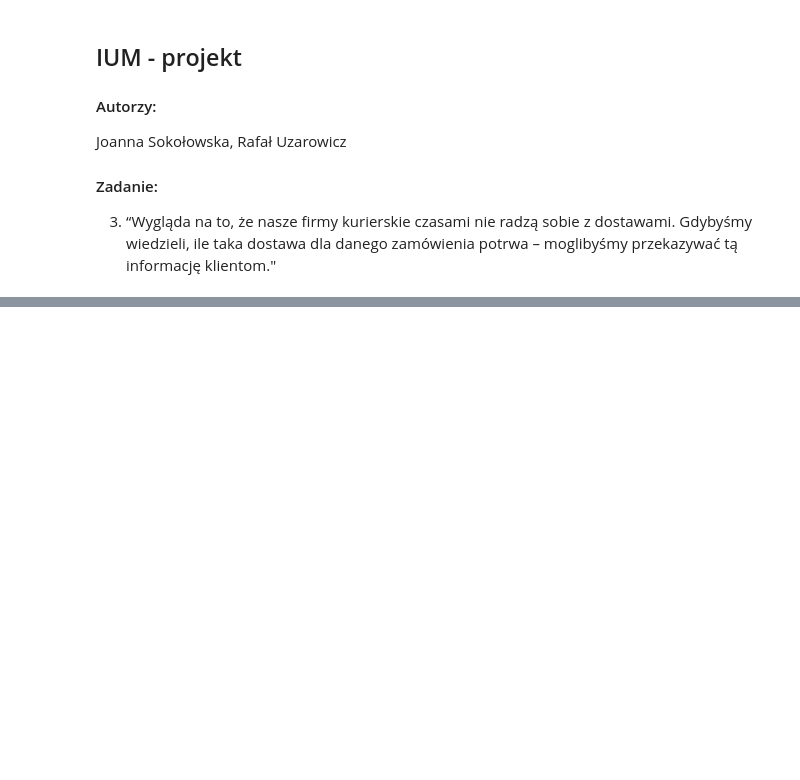
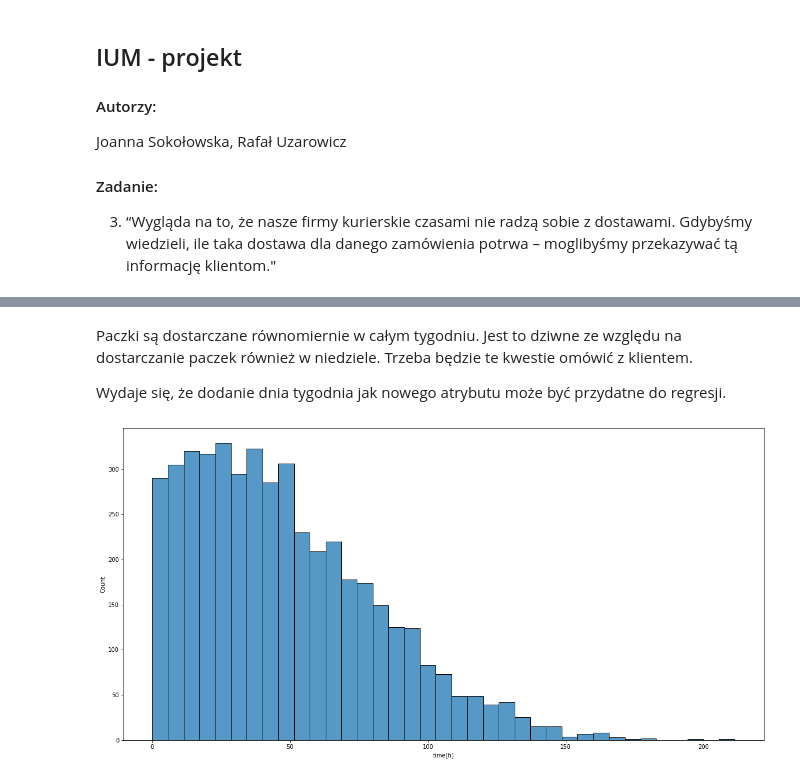
Before and after one commit to RafalUzarowicz/IUM, a Jupyter notebook: etap1.ipynb, the cells around one changed output, grey strips where cells are left out. Drawn from its saved outputs; the diff is of its cells as text; code cells hidden in the pictures; blank space fills up the shorter version.

```diff
--- a/etap1.ipynb
+++ b/etap1.ipynb
@@ -85,0 +290,11 @@ Przybliżona liczba godzin potrzebnych na dostawę produktu.
+# %% [markdown]
+Paczki są dostarczane równomiernie w całym tygodniu. Jest to dziwne ze względu na dostarczanie paczek również w niedziele.
+Trzeba będzie te kwestie omówić z klientem.
+
+Wydaje się, że dodanie dnia tygodnia jak nowego atrybutu może być przydatne do regresji.
+# %%
+plt.figure(figsize=(20,10))
+sns.histplot(preped["time[h]"])
+plt.show()
+# %% [output]
+[figure, added]
```
Also changed, not shown: parts of 43 cells of this notebook, 2 other files.
